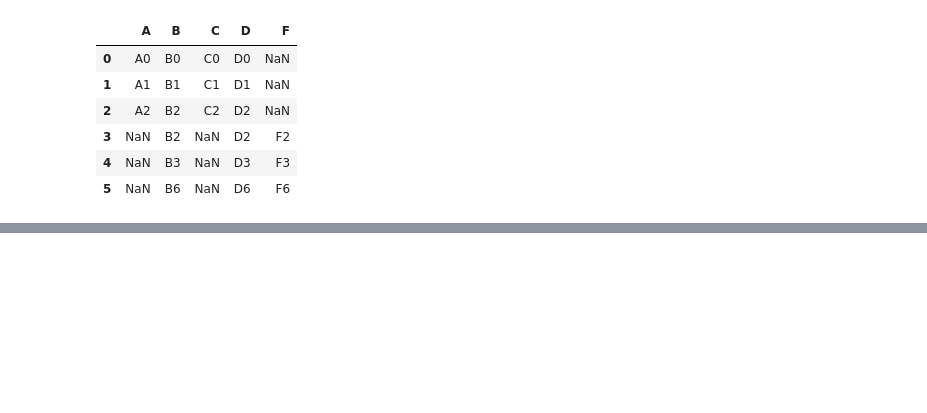
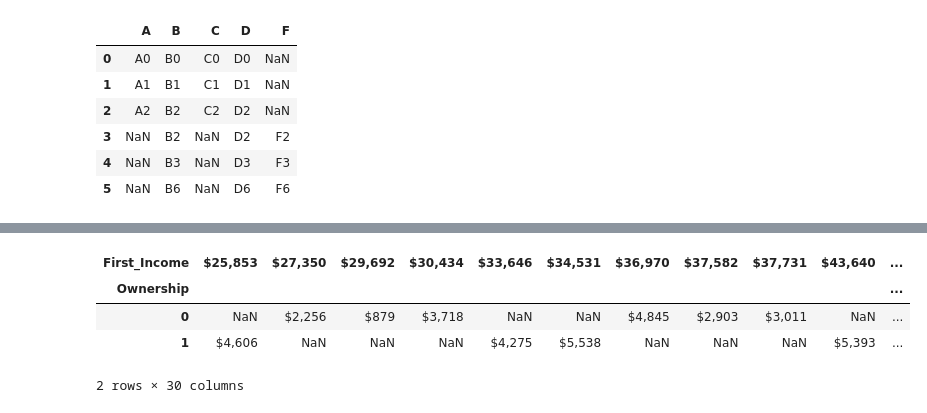
Before and after one commit to wonwookim/DataMining, a Jupyter notebook: data_transformation.ipynb, the cells around one changed output, grey strips where cells are left out. Cells and saved outputs as stored; diff of their text form; code cells hidden in the pictures; blank space fills up the shorter version.

```diff
--- a/data_transformation.ipynb
+++ b/data_transformation.ipynb
@@ -313,0 +415,9 @@ result
+# %%
+df_s = df[:30]
+df_s.pivot('Ownership', 'First_Income', 'Debt')
+# %% [output]
+| First_Income | $25,853 | $27,350 | $29,692 | $30,434 | $33,646 | $34,531 | $36,970 | $37,582 | $37,731 | $43,640 | ... |
+| Ownership |  |  |  |  |  |  |  |  |  |  | ... |
+| 0 | NaN | $2,256 | $879 | $3,718 | NaN | NaN | $4,845 | $2,903 | $3,011 | NaN | ... |
+| 1 | $4,606 | NaN | NaN | NaN | $4,275 | $5,538 | NaN | NaN | NaN | $5,393 | ... |
+2 rows × 30 columns
```
Also changed, not shown: parts of 15 cells of this notebook.
